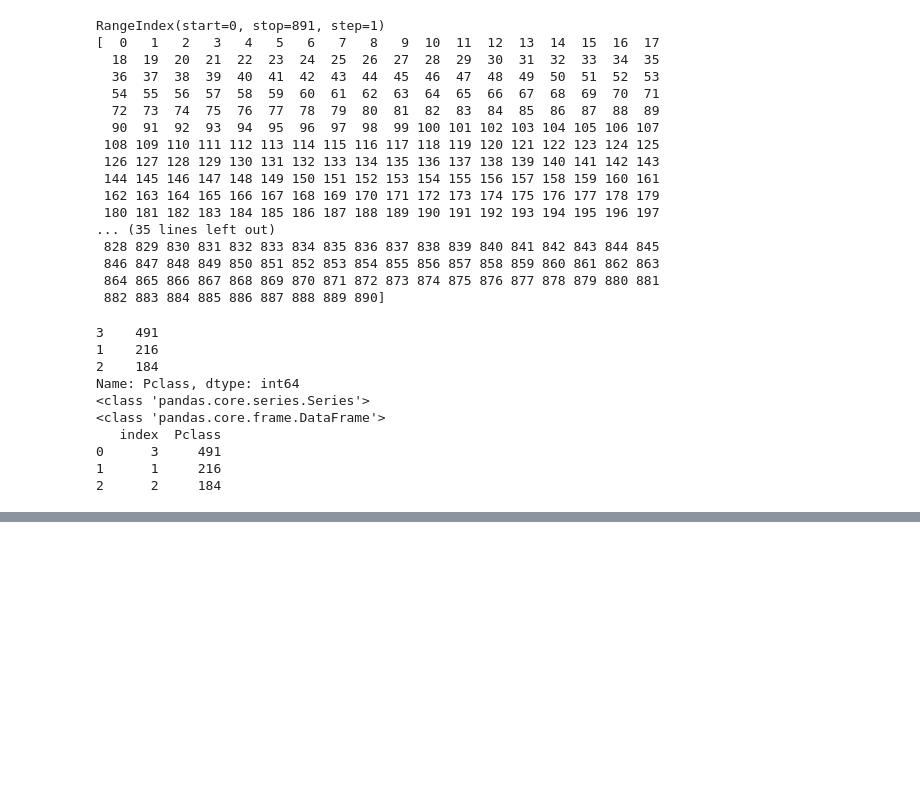
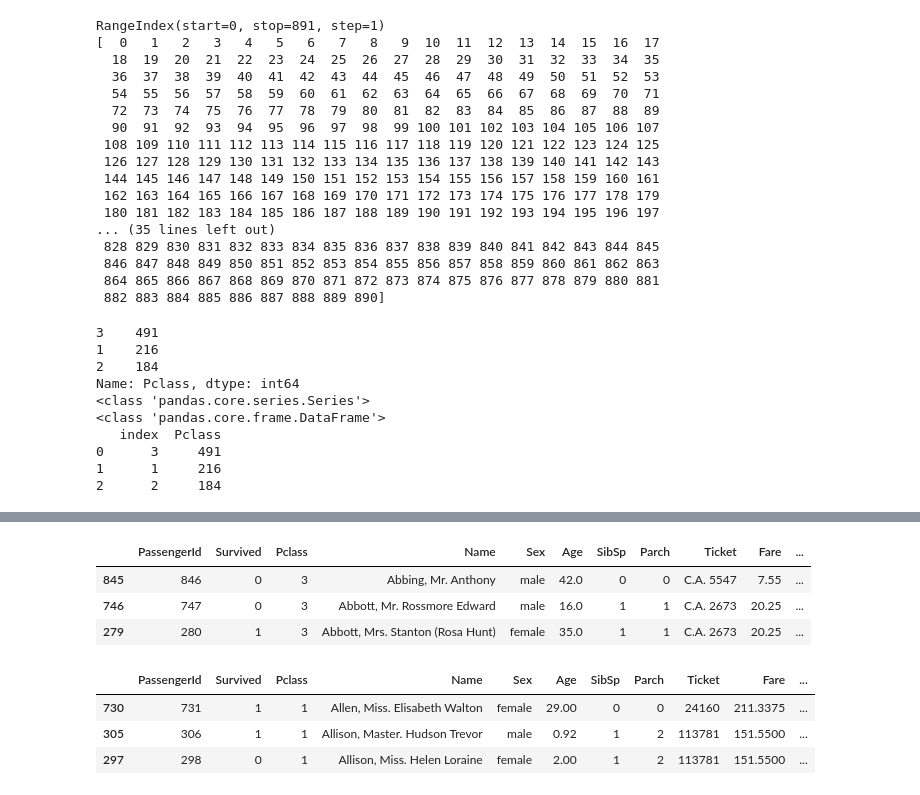
Before and after one commit to whatwant/ML-with-python-guide, a Jupyter notebook: week_1/Pandas.ipynb, the cells around one changed output, grey strips where cells are left out. Cells and saved outputs as stored; diff of their text form; code cells hidden in the pictures; blank space fills up the shorter version.

```diff
--- a/week_1/Pandas.ipynb
+++ b/week_1/Pandas.ipynb
@@ -235,0 +311,17 @@ Name: Pclass, dtype: int64
+# %%
+titanic_sorted = titanic_df.sort_values(by=['Name'])
+titanic_sorted.head(3)
+# %% [output]
+|  | PassengerId | Survived | Pclass | Name | Sex | Age | SibSp | Parch | Ticket | Fare | ... |
+| 845 | 846 | 0 | 3 | Abbing, Mr. Anthony | male | 42.0 | 0 | 0 | C.A. 5547 | 7.55 | ... |
+| 746 | 747 | 0 | 3 | Abbott, Mr. Rossmore Edward | male | 16.0 | 1 | 1 | C.A. 2673 | 20.25 | ... |
+| 279 | 280 | 1 | 3 | Abbott, Mrs. Stanton (Rosa Hunt) | female | 35.0 | 1 | 1 | C.A. 2673 | 20.25 | ... |
+# %%
+# 여러개의 컬럼으로 정렬하기
+titanic_sorted = titanic_df.sort_values(by=['Pclass', 'Name'])
+titanic_sorted.head(3)
+# %% [output]
+|  | PassengerId | Survived | Pclass | Name | Sex | Age | SibSp | Parch | Ticket | Fare | ... |
+| 730 | 731 | 1 | 1 | Allen, Miss. Elisabeth Walton | female | 29.00 | 0 | 0 | 24160 | 211.3375 | ... |
+| 305 | 306 | 1 | 1 | Allison, Master. Hudson Trevor | male | 0.92 | 1 | 2 | 113781 | 151.5500 | ... |
+| 297 | 298 | 0 | 1 | Allison, Miss. Helen Loraine | female | 2.00 | 1 | 2 | 113781 | 151.5500 | ... |
```
Also changed, not shown: parts of 24 cells of this notebook.
